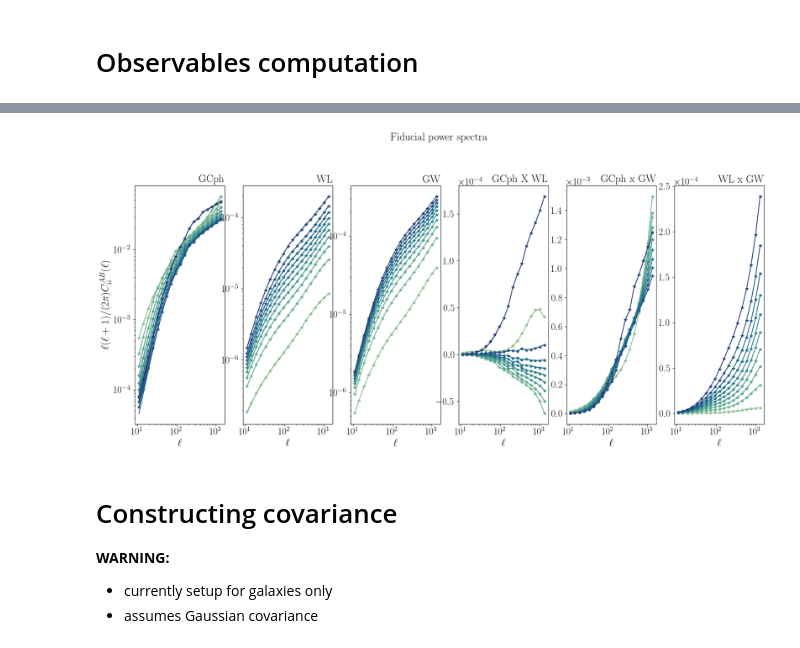
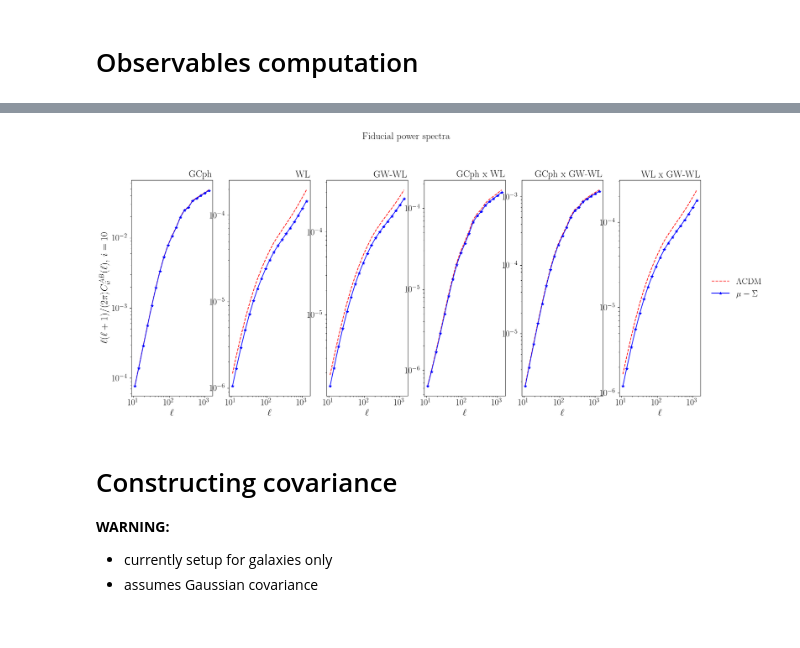
Before and after one commit to chiaradeleo1/GWXLSS, a Jupyter notebook: mock_maker.ipynb, the cells around one changed output, grey strips where cells are left out. Cells and saved outputs as stored; diff of their text form; code cells hidden in the pictures.

```diff
--- a/mock_maker.ipynb
+++ b/mock_maker.ipynb
@@ -287,7 +287,7 @@ to be added:
 # Observables computation
 # %%
 from source_code.compute_obs_sources import get_obs
-extra=eft_params
+extra={}
 # %%
-calc_obs = get_obs(fiducial,extra,distributions,ells,camb_path,case='simple',source=False,feedback=True)
+calc_obs = get_obs(fiducial,extra,distributions,ells,camb_path,case='simple',source=True,feedback=True)
 # %% [output]
@@ -298,3 +326,3 @@ Cls computed in 12.1 s
 # %%
-calc_obs2 = get_obs(fiducial,extra,distributions,ells,camb_path,case='simple',source=True,feedback=True)
+calc_obs2 = get_obs(fiducial_MG,extra,distributions,ells,camb_path,case='simple',source=True,feedback=True)
 # %% [output]
@@ -361,66 +389,62 @@ if 'GW' in use_obs :
     title_fontweight = 'bold'
 
     axes[0].set_title('GCph', loc='right', fontdict={'fontsize': title_fontsize, 'fontweight': title_fontweight})
-    for i in range(1, Nbins + 1):
-        axes[0].plot(ells, calc_obs.Cls['G{}xG{}'.format(i, i)]*norm, label=r'$i={}$'.format(i), color=bincolors[i - 1])
-        axes[0].plot(ells, calc_obs2.Cls['G{}xG{}'.format(i, i)]*norm, label=r'$i={}$'.format(i), color=bincolors[i - 1], marker = '*')
+    axes[0].plot(ells, calc_obs.Cls['G{}xG{}'.format(10, 10)]*norm, label=r'$\Lambda$CDM', color='red', ls='--')
+    axes[0].plot(ells, calc_obs2.Cls['G{}xG{}'.format(10, 10)]*norm, label=r'$\mu-\Sigma$', color='blue', marker = '*')
     axes[0].set_xlabel(r'$\ell$', fontsize=axis_label_fontsize)
     axes[0].ticklabel_format(axis='y', style='sci', scilimits=(0, 0))
     axes[0].set_xscale('log')
     axes[0].set_yscale('log')
 
     axes[1].set_title('WL', loc='right', fontdict={'fontsize': title_fontsize, 'fontweight': title_fontweight})
-    for i in range(1, Nbins + 1):
-        axes[1].plot(ells, calc_obs.Cls['L{}xL{}'.format(i, i)]*norm, label=r'$i={}$'.format(i), color=bincolors[i - 1])
-        axes[1].plot(ells, calc_obs2.Cls['L{}xL{}'.format(i, i)]*norm, label=r'$i={}$'.format(i), color=bincolors[i - 1], marker = '*')
+    axes[1].plot(ells, calc_obs.Cls['L{}xL{}'.format(10, 10)]*norm, label=r'$\Lambda$CDM', color='red', ls='--')
+    axes[1].plot(ells, calc_obs2.Cls['L{}xL{}'.format(10, 10)]*norm, label=r'$\mu-\Sigma$', color='blue', marker = '*')
     axes[1].set_xlabel(r'$\ell$', fontsize=axis_label_fontsize)
     axes[1].ticklabel_format(axis='y', style='sci', scilimits=(0, 0))
     axes[1].set_xscale('log')
     axes[1].set_yscale('log')
 
-    axes[2].set_title('GW', loc='right', fontdict={'fontsize': title_fontsize, 'fontweight': title_fontweight})
-    for i in range(1, Nbins + 1):
-        axes[2].plot(ells, calc_obs.Cls['W{}xW{}'.format(i, i)]*norm, label=r'$i={}$'.format(i), color=bincolors[i - 1])
-        axes[2].plot(ells, calc_obs2.Cls['W{}xW{}'.format(i, i)]*norm, label=r'$i={}$'.format(i), color=bincolors[i - 1], marker = '*', ls=':')
+    axes[2].set_title('GW-WL', loc='right', fontdict={'fontsize': title_fontsize, 'fontweight': title_fontweight})
+    axes[2].plot(ells, calc_obs.Cls['W{}xW{}'.format(10, 10)]*norm, label=r'$\Lambda$CDM', color='red', ls='--')
+    axes[2].plot(ells, calc_obs2.Cls['W{}xW{}'.format(10, 10)]*norm, label=r'$\mu-\Sigma$', color='blue', marker = '*')
     axes[2].set_xlabel(r'$\ell$', fontsize=axis_label_fontsize)
     axes[2].ticklabel_format(axis='y', style='sci', scilimits=(0, 0))
     axes[2].set_xscale('log')
     axes[2].set_yscale('log')
 
-    axes[3].set_title('GCph X WL', loc='right', fontdict={'fontsize': title_fontsize, 'fontweight': title_fontweight})
-    for i in range(1, Nbins + 1):
-        axes[3].plot(ells, calc_obs.Cls['G{}xL{}'.format(i, i)]*norm, label=r'$i={}$'.format(i), color=bincolors[i - 1])
-        axes[3].plot(ells, calc_obs2.Cls['G{}xL{}'.format(i, i)]*norm, label=r'$i={}$'.format(i), color=bincolors[i - 1], marker = '*', ls=':')
+    axes[3].set_title('GCph x WL', loc='right', fontdict={'fontsize': title_fontsize, 'fontweight': title_fontweight})
+    axes[3].plot(ells, calc_obs.Cls['G{}xL{}'.format(10, 10)]*norm, label=r'$\Lambda$CDM', color='red', ls='--')
+    axes[3].plot(ells, calc_obs2.Cls['G{}xL{}'.format(10, 10)]*norm, label=r'$\mu-\Sigma$', color='blue', marker = '*')
     axes[3].set_xlabel(r'$\ell$', fontsize=axis_label_fontsize)
     axes[3].ticklabel_format(axis='y', style='sci', scilimits=(0, 0))
     axes[3].set_xscale('log')
+    axes[3].set_yscale('log')
 
-    axes[4].set_title('GCph x GW', loc='right', fontdict={'fontsize': title_fontsize, 'fontweight': title_fontweight})
-    for i in range(1, Nbins + 1):
-        axes[4].plot(ells, calc_obs.Cls['G{}xW{}'.format(i, i)]*norm, label=r'$i={}$'.format(i), color=bincolors[i - 1])
-        axes[4].plot(ells, calc_obs2.Cls['G{}xW{}'.format(i, i)]*norm, label=r'$i={}$'.format(i), color=bincolors[i - 1], marker = '*', ls=':')
+    axes[4].set_title('GCph x GW-WL', loc='right', fontdict={'fontsize': title_fontsize, 'fontweight': title_fontweight})
+    axes[4].plot(ells, calc_obs.Cls['G{}xW{}'.format(10, 10)]*norm, label=r'$\Lambda$CDM', color='red', ls='--')
+    axes[4].plot(ells, calc_obs2.Cls['G{}xW{}'.format(10, 10)]*norm, label=r'$\mu-\Sigma$', color='blue', marker = '*')
     axes[4].set_xlabel(r'$\ell$', fontsize=axis_label_fontsize)
-    axes[4].ticklabel_format(axis='y', style='sci', scilimits=(0, 0))
     axes[4].set_xscale('log')
+    axes[4].set_yscale('log')
 
-    axes[5].set_title('WL x GW', loc='right', fontdict={'fontsize': title_fontsize, 'fontweight': title_fontweight})
-    for i in range(1, Nbins + 1):
-        axes[5].plot(ells, calc_obs.Cls['L{}xW{}'.format(i, i)]*norm, label=r'$i={}$'.format(i), color=bincolors[i - 1])
-        axes[5].plot(ells, calc_obs2.Cls['L{}xW{}'.format(i, i)]*norm, label=r'$i={}$'.format(i), color=bincolors[i - 1], marker = '*', ls=':')
+    axes[5].set_title('WL x GW-WL', loc='right', fontdict={'fontsize': title_fontsize, 'fontweight': title_fontweight})
+    axes[5].plot(ells, calc_obs.Cls['L{}xW{}'.format(10, 10)]*norm, label=r'$\Lambda$CDM', color='red', ls='--')
+    axes[5].plot(ells, calc_obs2.Cls['L{}xW{}'.format(10, 10)]*norm, label=r'$\mu-\Sigma$', color='blue', marker = '*')
     axes[5].set_xlabel(r'$\ell$', fontsize=axis_label_fontsize)
     axes[5].ticklabel_format(axis='y', style='sci', scilimits=(0, 0))
     axes[5].set_xscale('log')
+    axes[5].set_yscale('log')
 
-    axes[0].set_ylabel(r'$\ell(\ell+1)/(2\pi)C_{ii}^{AB}(\ell)$', fontsize=axis_label_fontsize)
+    axes[0].set_ylabel(r'$\ell(\ell+1)/(2\pi)C_{ii}^{AB}(\ell),\, i=10$', fontsize=axis_label_fontsize)
     plt.subplots_adjust(hspace=1.2)
-    #axes[-1].legend(**sidelegend)
+    axes[-1].legend(**sidelegend)
 
 
 
     plt.savefig('Cls.png', bbox_inches='tight');
     plt.show()
 # %% [output]
-[figure, old version]
+[figure, new version]
 # %% [markdown]
 # Constructing covariance
 
```
Also changed, not shown: parts of 5 cells of this notebook, 7 other files.
